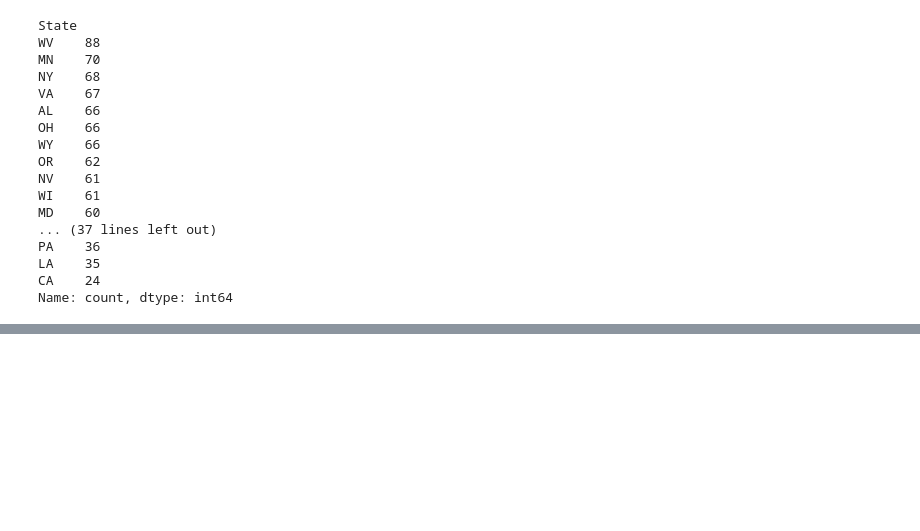
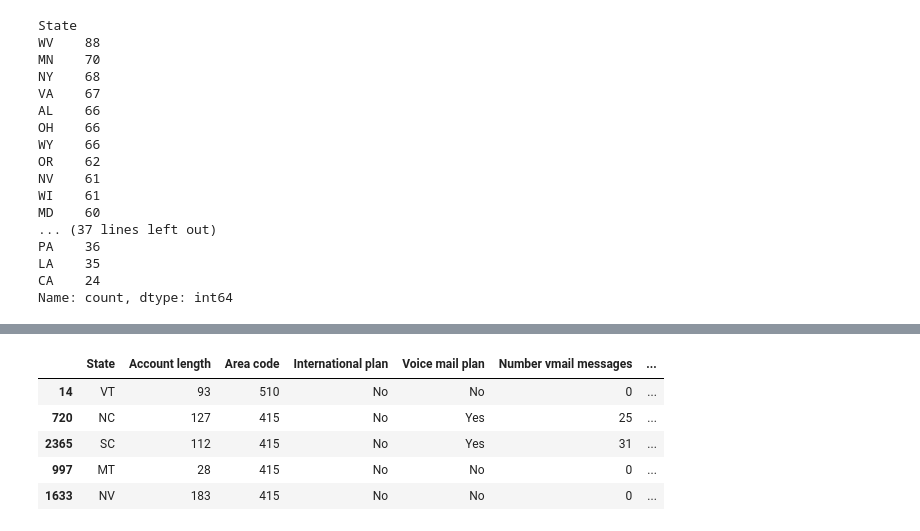
Before and after one commit to pranavpillai123/Telecom-Customer-Churn, a Jupyter notebook: Reasearch Notebook/EDA.ipynb, the cells around one changed output, grey strips where cells are left out. Saved outputs shown, nothing was run; the diff lists cells and outputs as text; code cells hidden in the pictures; blank space fills up the shorter version.

```diff
--- a/Reasearch Notebook/EDA.ipynb
+++ b/Reasearch Notebook/EDA.ipynb
@@ -230,0 +217,9 @@ ct=ColumnTransformer([
+# %%
+df_training.sample(5)
+# %% [output]
+|  | State | Account length | Area code | International plan | Voice mail plan | Number vmail messages | ... |
+| 14 | VT | 93 | 510 | No | No | 0 | ... |
+| 720 | NC | 127 | 415 | No | Yes | 25 | ... |
+| 2365 | SC | 112 | 415 | No | Yes | 31 | ... |
+| 997 | MT | 28 | 415 | No | No | 0 | ... |
+| 1633 | NV | 183 | 415 | No | No | 0 | ... |
```
Also changed, not shown: parts of 19 cells of this notebook, 3 other files.
